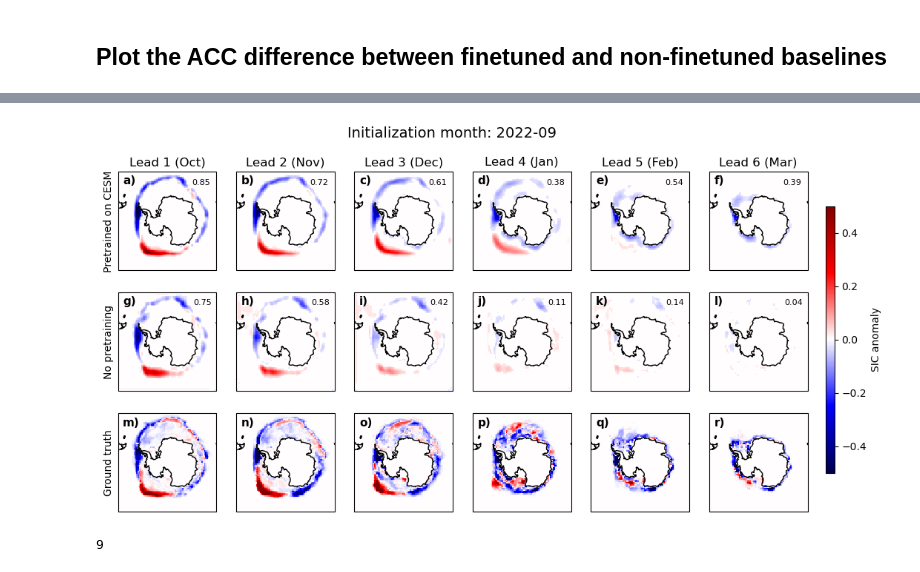
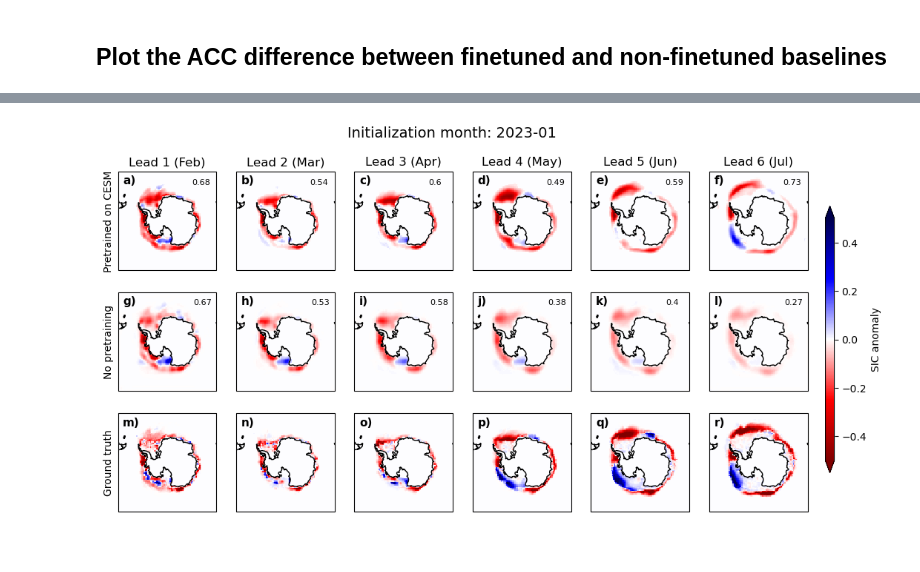
Before and after one commit to ychnli/sicpred, a Jupyter notebook: exp3_figures.ipynb, the cells around one changed output, grey strips where cells are left out. Cells and saved outputs as stored; diff of their text form; code cells hidden in the pictures.

```diff
--- a/exp3_figures.ipynb
+++ b/exp3_figures.ipynb
@@ -83,0 +261,7 @@ for input_config in ["input2", "input4"]:
+# %%
+import pickle
+
+with open(os.path.join(config_cesm.PROCESSED_DATA_DIRECTORY, "normalized_inputs", "seaice_plus_auxiliary_obs/month_weights.pkl"), "rb") as f:
+    month_weights = pickle.load(f)
+
+plt.plot(month_weights)
@@ -185,8 +318,8 @@ acc_agg_ft_dict["input2"].mean("month").plot()
 # %%
-pred = xr.open_dataset("/scratch/users/yucli/sicpred_model_predictions/obs_input2_ensemble/UNetRes3_best_predictions.nc")["predictions"]
-pred_ft = xr.open_dataset("/scratch/users/yucli/sicpred_model_predictions/obs_input2_finetune/UNetRes3_best_predictions.nc")["predictions"]
-targets = xr.open_dataset("/scratch/users/yucli/cesm_data_processed/data_pairs/seaice_plus_auxiliary_obs/targets_member_obs.nc")["data"]
-persist = xr.open_dataset("/scratch/users/yucli/sicpred_model_predictions/obs_input2_ensemble/baselines/persistence_predictions.nc")["predictions"]
+pred = xr.open_dataset("/scratch/users/yucli/sicpred_model_predictions/obs_input2_ensemble/UNetRes3_best_predictions.nc")["predictions"].squeeze()
+pred_ft = xr.open_dataset("/scratch/users/yucli/sicpred_model_predictions/obs_input2_finetune/UNetRes3_best_predictions.nc")["predictions"].squeeze()
+targets = xr.open_dataset("/scratch/users/yucli/cesm_data_processed/data_pairs/seaice_plus_auxiliary_obs/targets_member_obs.nc")["data"].squeeze()
+persist = xr.open_dataset("/scratch/users/yucli/sicpred_model_predictions/obs_input2_ensemble/baselines/persistence_predictions.nc")["predictions"].squeeze()
 
 def calculate_masked_acc(pred, truth, dim):
     ice_occurrence_mask = xr.open_dataset(os.path.join(config_cesm.DATA_DIRECTORY, "obs_data/ice_occurrence_mask.nc"))["mask"]
@@ -211,43 +344,39 @@ def plot_pred_example(da_pred1, da_pred2, da_truth, start_prediction_month, save
         pred2 = da_pred2.sel(start_prediction_month=start_prediction_month).isel(lead_time=i).squeeze()
         truth = da_truth.sel(start_prediction_month=start_prediction_month).isel(lead_time=i).squeeze()
 
-        im = axs[0,i].pcolormesh(lon, lat, pred1, transform=ccrs.PlateCarree(), vmin=-0.5, vmax=0.5, cmap="seismic")
-        axs[1,i].pcolormesh(lon, lat, pred2, transform=ccrs.PlateCarree(), vmin=-0.5, vmax=0.5, cmap="seismic")
-        axs[2,i].pcolormesh(lon, lat, truth, transform=ccrs.PlateCarree(), vmin=-0.5, vmax=0.5, cmap="seismic")
+        im = axs[0,i].pcolormesh(lon, lat, pred1, transform=ccrs.PlateCarree(), vmin=-0.5, vmax=0.5, cmap="seismic_r")
+        axs[1,i].pcolormesh(lon, lat, pred2, transform=ccrs.PlateCarree(), vmin=-0.5, vmax=0.5, cmap="seismic_r")
+        axs[2,i].pcolormesh(lon, lat, truth, transform=ccrs.PlateCarree(), vmin=-0.5, vmax=0.5, cmap="seismic_r")
 
         # print acc
         acc_1 = calculate_masked_acc(pred1, truth, ("x","y"))
         acc_2 = calculate_masked_acc(pred2, truth, ("x","y"))
         axs[0,i].annotate(np.round(acc_1, 2), xy=(0, 1), xycoords="axes fraction", xytext=(0.75, 0.85), textcoords="axes fraction",
             ha="left", va="bottom", fontsize=8)
         axs[1,i].text(35, -55, np.round(acc_2, 2), transform=ccrs.PlateCarree(), fontsize=8)
 
         axs[0,i].set_title(f"Lead {i+1} ({months[(pd.to_datetime(init_month).month + i) % 12]})")
         for j in range(3):
             axs[j,i].coastlines()
             axs[j,0].yaxis.set_visible(True)
             axs[j,0].set_yticks([])
     axs[0,0].set_ylabel("Pretrained on CESM")
     axs[1,0].set_ylabel("No pretraining")
     axs[2,0].set_ylabel("Ground truth")
 
     plt.suptitle(f"Initialization month: {init_month}", fontsize=14)
     panel_labels = list(string.ascii_lowercase)
     for i, ax in enumerate(axs.flatten()):
         ax.annotate(
             f"{panel_labels[i]})",
             xy=(0, 1), xycoords="axes fraction", xytext=(0.05, 0.85), textcoords="axes fraction",
             ha="left", va="bottom", fontsize=11, fontweight="bold"
         )
 
     cbar_ax = fig.add_axes([0.92, 0.2, 0.01, 0.6])
-    cbar = fig.colorbar(im, cax=cbar_ax, label='SIC anomaly')
+    cbar = fig.colorbar(im, cax=cbar_ax, label='SIC anomaly', extend="both")
 
-plot_pred_example(pred_ft.sel(nn_member_id=0), pred.sel(nn_member_id=0), targets, np.datetime64("2022-09-01"))
-# plt.savefig("figures/cesm_new/exp3_example_zw3.png", dpi=300, bbox_inches='tight')
+plot_pred_example(pred_ft.mean("nn_member_id"), pred.mean("nn_member_id"), targets, np.datetime64("2023-01-01"))
+plt.savefig("figures/cesm_new/exp3_example_2023.png", dpi=300, bbox_inches='tight')
 # %% [output]
-[figure, old version]
+[figure, new version]
-# %%
-pd.to_datetime("2022-09-01")
-# %% [output]
-9
```
Also changed, not shown: parts of 18 cells of this notebook, 16 other files.
